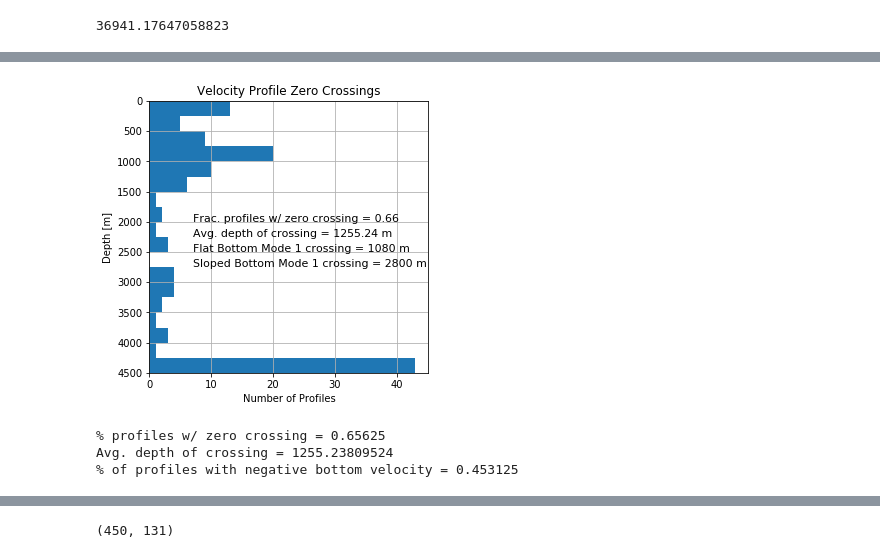
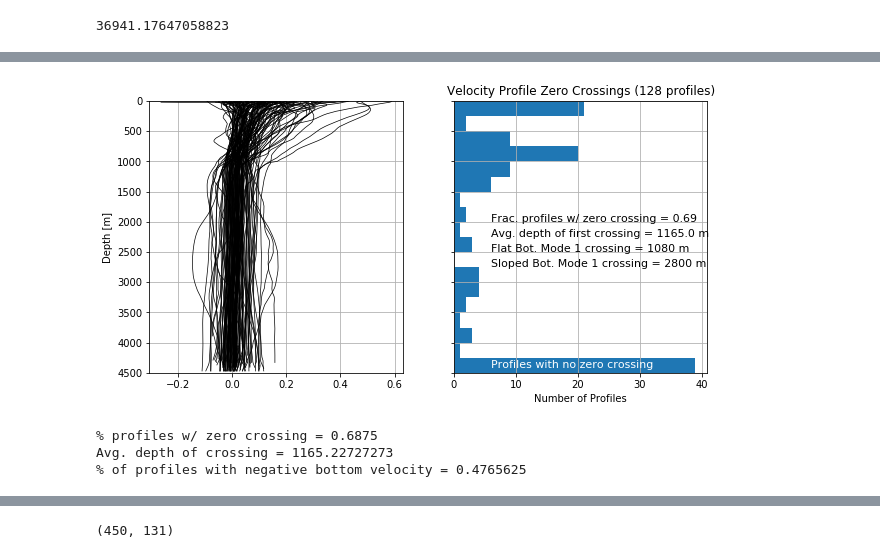
Before and after one commit to jakesteinberg/geostrophic_turbulence, a Jupyter notebook: bats_dg_2015_mode_projections.ipynb, the cells around one changed output, grey strips where cells are left out. Drawn from its saved outputs; the diff is of its cells as text; code cells hidden in the pictures.

```diff
--- a/bats_dg_2015_mode_projections.ipynb
+++ b/bats_dg_2015_mode_projections.ipynb
@@ -611,3 +635,12 @@ for i in range(np.shape(mw_v_good)[1]):
     v_reg[:, i] = np.interp(grid_reg, grid, mw_v_good[:, i])
     eta_reg_0[:, i] = np.interp(grid_reg, grid, Eta_ordered[:, i])
 n2_reg = np.interp(grid_reg, grid, N2_tot)
+# %%
+grid_sub_i = [10, 50, 100, 150, 200, 250, 300, 350, 400, 447]
+grid_sub_i = [10, 20, 30, 40, 50, 60, 70, 80, 90, 100,
+              110, 120, 130, 140, 150, 160, 170, 180, 190, 200,
+              210, 220, 230, 240, 250, 260, 270, 280, 290, 300,
+              310, 320, 330, 340, 350, 360, 370, 380, 390, 400,
+              410, 420, 430, 447]
+print(grid_reg[grid_sub_i])
+np.shape(v_reg)
@@ -615,18 +653,14 @@ n2_reg = np.interp(grid_reg, grid, N2_tot)
 # --- EOF of velocity profiles (for whole mission)
 check1 = 7      # upper index to include in eof computation
 check2 = -10     # lower index to include in eof computation
-
-# grid_check = grid[check1:check2]
-# V4 = mw_v_good[check1:check2, :].copy()
-grid_check = grid_reg[check1:check2]
-V4 = v_reg[check1:check2, :].copy()
+grid_check = grid_reg[grid_sub_i]
+V4 = v_reg[grid_sub_i, :].copy()
 
 # orient such that all are the same sign
 # for i in range(np.shape(V4)[1]):
 #     up_avg = np.nanmean(V4[0:100, i])
 #     if up_avg < 0:
 #         V4[:, i] = -1.0 * V4[:, i]
-
 weights = (10**(1/2))*np.sqrt(n2_reg[check1:check2])
 
 # velocity EOFS
@@ -640,7 +674,6 @@ Uzqa = Uzq - np.transpose(np.tile(avg_Uzq, [nq, 1]))  # velocity anomaly matrix
 # Uzqa = Uzqa_0*(np.transpose(np.tile(weights, [nq, 1])))  # multiply by weights
 cov_Uzqa = (1. / nq) * np.matrix(Uzqa) * np.matrix(np.transpose(Uzqa))
 D_Uzqa, V_Uzqa = np.linalg.eig(cov_Uzqa)
-
 t1 = np.real(D_Uzqa[0:15])
 PEV = t1 / np.sum(t1)
 
@@ -704,39 +729,51 @@ plot_pro(ax3)
 ()
 # %%
 # look at zero crossings
-plt.rcParams['figure.figsize'] = 5, 5
-first_below = grid_check[len(grid_check)-1] * np.ones(np.shape(V4)[1])
-vel_sign = np.nan * np.ones(np.shape(V4)[1])
-for i in range(np.shape(V4)[1]):
-    fbc = V4[:, i] < 0
+V5 = v_reg.copy()
+
+# orient such that all are the same sign
+plt.rcParams['figure.figsize'] = 10, 5
+f, (ax0, ax) = plt.subplots(1, 2, sharey=True)
+for i in range(np.shape(V5)[1]):
+    up_avg = np.nanmean(V5[0:100, i])
+    if up_avg < 0:
+        V5[:, i] = -1.0 * V5[:, i]
+    ax0.plot(V5[:, i], grid_reg, color='k', linewidth=0.7)
+ax0.set_ylabel('Depth [m]')
+ax0.grid()
+
+first_below = grid_reg[len(grid_reg)-1] * np.ones(np.shape(V5)[1])
+vel_sign = np.nan * np.ones(np.shape(V5)[1])
+for i in range(np.shape(V5)[1]):
+    fbc = V5[:, i] < 0
     if np.sum(fbc):
-        inn = grid_check[fbc]
+        inn = grid_reg[fbc]
         first_below[i] = inn[0]
 
     vel_sign[i] = np.nanmean(V4[-40:, i])
-f, ax = plt.subplots()
+
 ax.hist(first_below, bins=range(0, 5000, 250), orientation='horizontal')
-ax.text(7, 2000, 'Frac. profiles w/ zero crossing = ' + str(np.round(len(first_below[first_below < 4000]) / len(first_below), 2)),
+ax.text(6, 2000, 'Frac. profiles w/ zero crossing = ' + str(np.round(len(first_below[first_below < 4000]) / len(first_below), 2)),
         fontsize=11)
-ax.text(7, 2250, 'Avg. depth of crossing = ' + str(np.round(np.nanmean(first_below[first_below < 4000]), 2)) + ' m',
+ax.text(6, 2250, 'Avg. depth of first crossing = ' + str(np.round(np.nanmean(first_below[first_below < 4000]), 0)) + ' m',
         fontsize=11)
-ax.text(7, 2500, 'Flat Bottom Mode 1 crossing = 1080 m', fontsize=11)
-ax.text(7, 2750, 'Sloped Bottom Mode 1 crossing = 2800 m', fontsize=11)
+ax.text(6, 2500, 'Flat Bot. Mode 1 crossing = 1080 m', fontsize=11)
+ax.text(6, 2750, 'Sloped Bot. Mode 1 crossing = 2800 m', fontsize=11)
+ax.text(6, 4425, 'Profiles with no zero crossing', fontsize=11, color='w')
 ax.set_ylim([0, 4500])
 ax.invert_yaxis()
-ax.set_ylabel('Depth [m]')
 ax.set_xlabel('Number of Profiles')
-ax.set_title('Velocity Profile Zero Crossings')
+ax.set_title('Velocity Profile Zero Crossings (' + str(len(V5[0, :])) + ' profiles)')
 plot_pro(ax)
 print('% profiles w/ zero crossing = ' + str(len(first_below[first_below < 4000]) / len(first_below)))
 print('Avg. depth of crossing = ' + str(np.nanmean(first_below[first_below < 4000])))
 print('% of profiles with negative bottom velocity = ' + str(np.sum(vel_sign < 0) / len(vel_sign)))
 # f.savefig("/Users/jake/Documents/baroclinic_modes/Meetings/meeting_19_04_18/dg_bats_zero_crossings.jpg", dpi=300)
 # %% [output]
-[figure, old version]
+[figure, new version]
-% profiles w/ zero crossing = 0.65625
-Avg. depth of crossing = 1255.23809524
-% of profiles with negative bottom velocity = 0.453125
+% profiles w/ zero crossing = 0.6875
+Avg. depth of crossing = 1165.22727273
+% of profiles with negative bottom velocity = 0.4765625
 # %%
 # --- plot velocity EOFs
 mode_colors = ['#0072BD', '#D85319', '#ECB120', '#7E2F8E']
```
Also changed, not shown: parts of 8 cells of this notebook, 4 other files.
